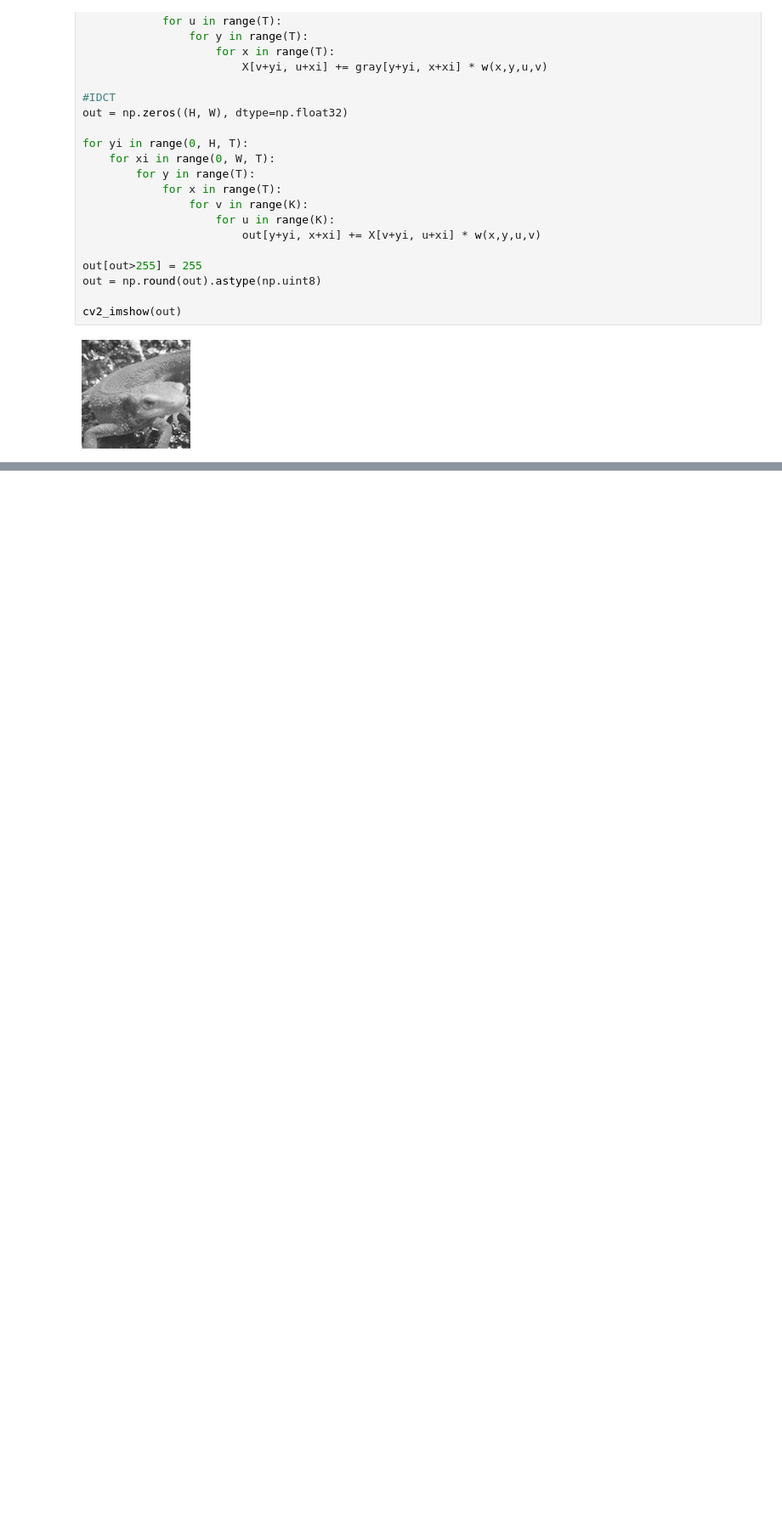
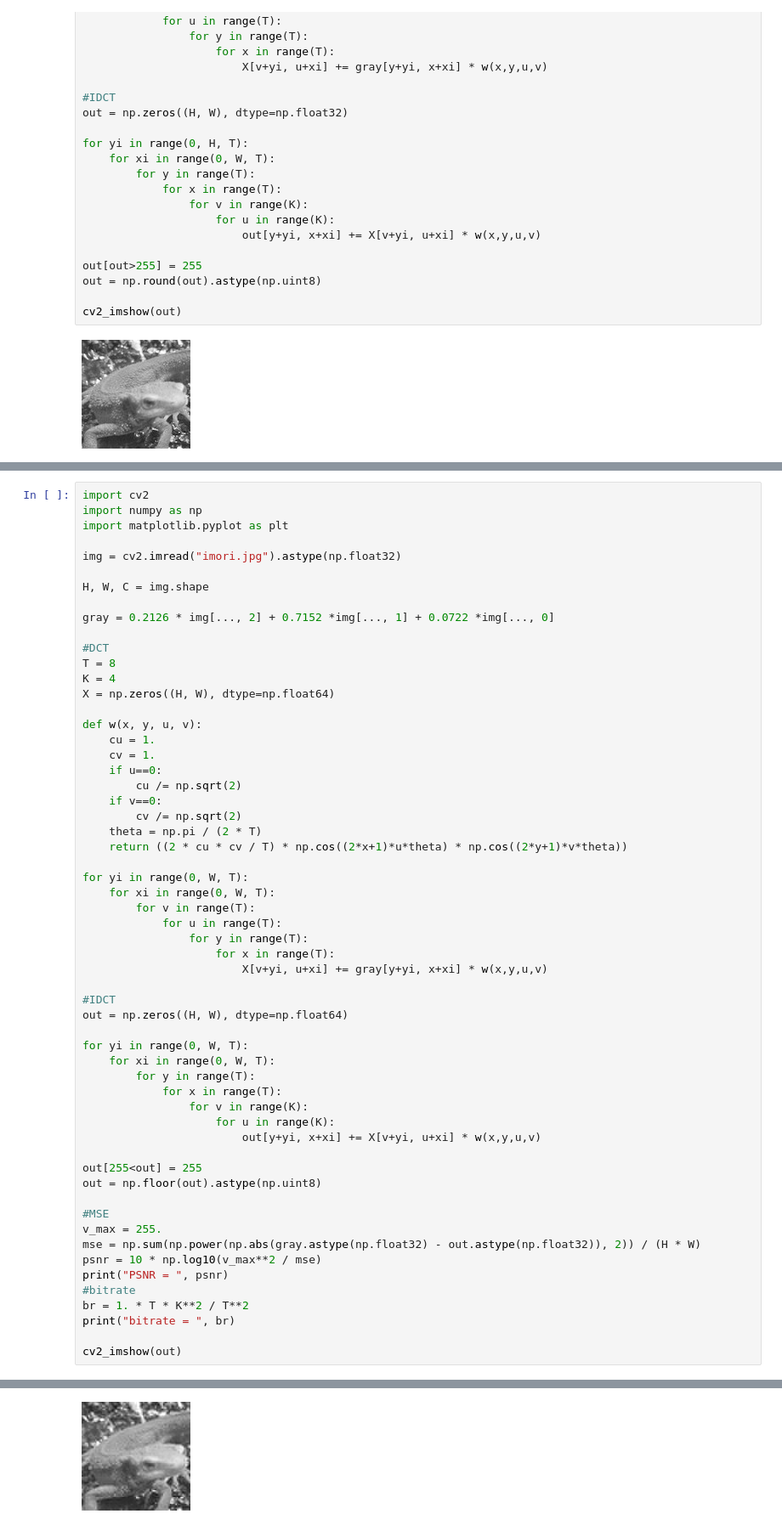
Before and after one commit to katoyu/image-processing-100training, a Jupyter notebook: 画像処理100本ノック31_40.ipynb, the cells around one changed output, grey strips where cells are left out. Shown at 85% size. Saved outputs shown, nothing was run; the diff lists cells and outputs as text; blank space fills up the shorter version.

```diff
--- a/画像処理100本ノック31_40.ipynb
+++ b/画像処理100本ノック31_40.ipynb
@@ -408,0 +411,59 @@ cv2_imshow(out)
+# %%
+import cv2
+import numpy as np
+import matplotlib.pyplot as plt
+
+img = cv2.imread("imori.jpg").astype(np.float32)
+
+H, W, C = img.shape
+
+gray = 0.2126 * img[..., 2] + 0.7152 *img[..., 1] + 0.0722 *img[..., 0]
+
+#DCT
+T = 8
+K = 4
+X = np.zeros((H, W), dtype=np.float64)
+
+def w(x, y, u, v):
+    cu = 1.
+    cv = 1.
+    if u==0:
+        cu /= np.sqrt(2)
+    if v==0:
+        cv /= np.sqrt(2)
+    theta = np.pi / (2 * T)
+    return ((2 * cu * cv / T) * np.cos((2*x+1)*u*theta) * np.cos((2*y+1)*v*theta))
+
+for yi in range(0, W, T):
+    for xi in range(0, W, T):
+        for v in range(T):
+            for u in range(T):
+                for y in range(T):
+                    for x in range(T):
+                        X[v+yi, u+xi] += gray[y+yi, x+xi] * w(x,y,u,v)
+
+#IDCT
+out = np.zeros((H, W), dtype=np.float64)
+
+for yi in range(0, W, T):
+    for xi in range(0, W, T):
+        for y in range(T):
+            for x in range(T):
+                for v in range(K):
+                    for u in range(K):
+                        out[y+yi, x+xi] += X[v+yi, u+xi] * w(x,y,u,v)
+
+out[255<out] = 255
+out = np.floor(out).astype(np.uint8)
+
+#MSE
+v_max = 255.
+mse = np.sum(np.power(np.abs(gray.astype(np.float32) - out.astype(np.float32)), 2)) / (H * W)
+psnr = 10 * np.log10(v_max**2 / mse)
+print("PSNR = ", psnr)
+#bitrate
+br = 1. * T * K**2 / T**2
+print("bitrate = ", br)
+
+cv2_imshow(out)
+# %% [output]
@@ -408,0 +472 @@ cv2_imshow(out)
+[figure, added]
```
Also changed, not shown: parts of 3 cells of this notebook.
